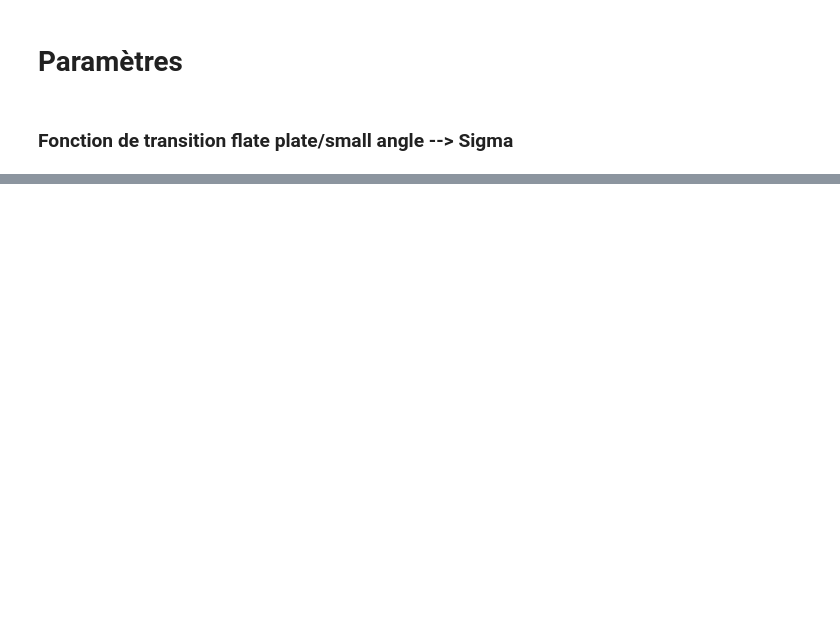
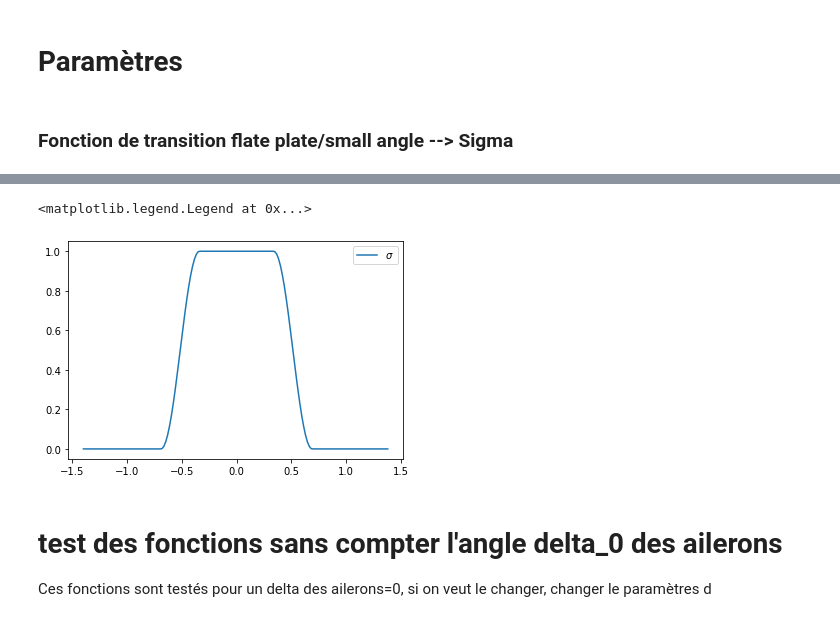
Before and after one commit to altlnt/Avion-Simulation-Identification, a Jupyter notebook: coef_aero.ipynb, the cells around one changed output, grey strips where cells are left out. Drawn from its saved outputs; the diff is of its cells as text; code cells hidden in the pictures; blank space fills up the shorter version.

```diff
--- a/coef_aero.ipynb
+++ b/coef_aero.ipynb
@@ -68,0 +90,33 @@ CD_function = lambdify((CD_0_fp, CD_0_sa, CD_1_sa, CD_1_fp, sigma, alpha, alpha_
+# %%
+CD1fp = 3.5
+CL1fp = CD1fp
+
+CL1sa = 5.5
+CD1sa = 3.3
+
+
+CD0sa = 0.02
+CD0fp = CD0sa
+
+alpha0 = 0.0
+alphas = 0.3391428111
+a = np.arange(-80,80,1)*np.pi/180                                  # angle d'attaque
+
+deltas = 20.0*np.pi/180                                            # Largeur du stall
+delta0 = np.arange(-15.0,15.01, 5) * np.pi/180                      # Angle des ailerons des ailes
+
+k1 = 0.5
+k2 = 0.5
+k0 = 0.5
+S = ([])                                                           # sigma
+for i in a :
+    S = np.append(S, compute_sigma(i, alpha0, alphas, deltas))     # Calcul de sigma sur toute la plage d'angle
+
+plt.plot(a, S, label= r'$\sigma$')
+plt.legend()
+# %% [output]
+<matplotlib.legend.Legend at 0x...>
+[figure, added]
+# %% [markdown]
+# test des fonctions sans compter l'angle delta_0 des ailerons
+Ces fonctions sont testés pour un delta des ailerons=0, si on veut le changer, changer le paramètres d
```
Also changed, not shown: parts of 23 cells of this notebook.
